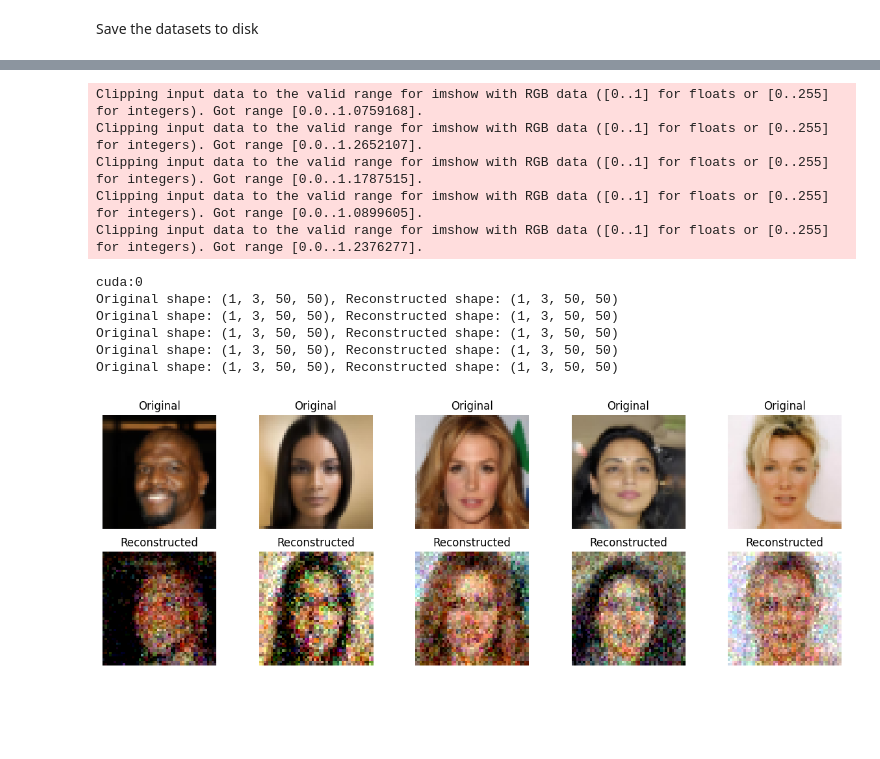
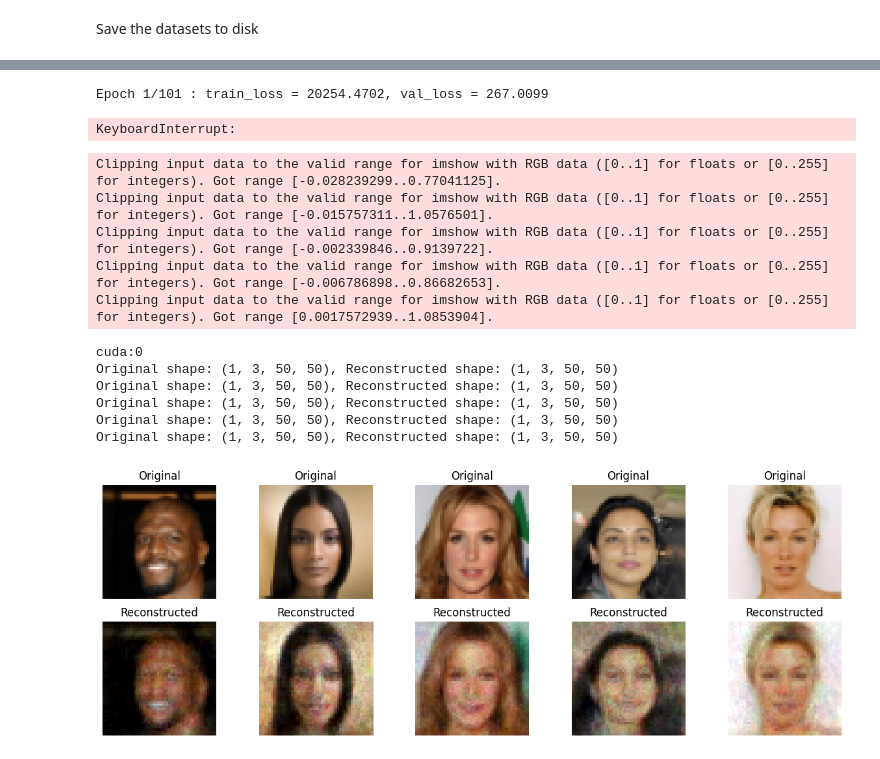
Before and after one commit to OmarFaig/VAE_vs_GAN, a Jupyter notebook: main.ipynb, the cells around one changed output, grey strips where cells are left out. Cells and saved outputs as stored; diff of their text form; code cells hidden in the pictures; blank space fills up the shorter version.

```diff
--- a/main.ipynb
+++ b/main.ipynb
@@ -359,26 +256,34 @@ class VAE(nn.Module):
         self.encoder = nn.Sequential(
             nn.Conv2d(in_channels = 3 , out_channels = 256, kernel_size = 2 ,stride = 2),
            # nn.BatchNorm2d(256),
-            nn.LeakyReLU(0.1,inplace=True),# possibly add max pooling
+            nn.LeakyReLU(0.2,inplace=True),# possibly add max pooling
             #nn.Dropout(0.25),
             nn.Conv2d(in_channels = 256,out_channels = 512, kernel_size = 2, stride = 2),
             #nn.BatchNorm2d(512),
-            nn.LeakyReLU(0.1,inplace=True),# possibly add max pooling
+            nn.LeakyReLU(0.2,inplace=True),# possibly add max pooling
            # nn.Dropout(0.25),
         )
         self.decoder = nn.Sequential(
             nn.ConvTranspose2d(in_channels = 512,out_channels=256,kernel_size=3,stride=2),
           #  nn.BatchNorm2d(256),
-            nn.LeakyReLU(0.1,inplace=True),# possibly add max pooling
+            nn.LeakyReLU(0.2,inplace=True),# possibly add max pooling
            # nn.Dropout(0.25),
             nn.ConvTranspose2d(in_channels = 256 , out_channels = 3 ,kernel_size=2,stride =2),
-            nn.ReLU()
+            nn.LeakyReLU(0.2,inplace=True)# possibly add max pooling
         )
+
         # latent mean and variance
    # Latent space
-        self.fc1 = nn.Linear(512*12*12, 128)  # Map to latent mean
-        self.fc2 = nn.Linear(512*12*12, 128)  # Map to latent logvar
-        self.fc3 = nn.Linear(128, 512*12*12)  # Map back from latent space to decoder input
+        self.fc1 = nn.Linear(512*12*12, 256)  # Map to latent mean
+        self.fc2 = nn.Linear(512*12*12, 256)  # Map to latent logvar
+        self.fc3 = nn.Linear(256, 512*12*12)  # Map back from latent space to decoder input
+        self.apply(self.init_weights)
+
+    @staticmethod
+    def init_weights(m):
+        if isinstance(m, nn.Linear):
+            nn.init.xavier_uniform_(m.weight)
+            m.bias.data.fill_(0.01)
     def encode(self, x):
         x = self.encoder(x)
         x = x.view(x.size(0), -1)  # Flatten for the linear layers
@@ -387,10 +292,10 @@ class VAE(nn.Module):
         return mean, logvar
 
     def reparameterization(self, mean, logvar):
-        std = torch.exp(0.5 * logvar)
+        #std = torch.exp(0.5 * logvar)
 
-        epsilon = torch.randn_like(std).to(device)
-        z = mean + std*epsilon
+        epsilon = torch.randn_like(logvar).to(device)
+        z = mean + logvar*epsilon
         return z
 
 
@@ -506,9 +321,16 @@ Epoch 11/400 : train_loss = 6027.4873, val_loss = 74.8566
+# %%
+# For Variational Autoencoder (VAE)
+vae = VAE()  # Assuming you have this class defined
+utils.train_autoencoder(vae, train_data, val_data, device, epochs=101, lr=1e-4, ckpt_dir="human_face_generation_split", arch_name="vae", loss_fn="vae")
+# %% [output]
+Epoch 1/101 : train_loss = 20254.4702, val_loss = 267.0099
+KeyboardInterrupt:
 # %%
 vae = VAE()
-optimizer = torch.optim.Adam(vae.parameters(), lr=3e-4)
-checkpoint = torch.load("human_face_generation_split/20240902_215239vae/checkpoint_epoch_381.pt", weights_only=True)
+#optimizer = torch.optim.Adam(vae.parameters(), lr=1e-4)
+checkpoint = torch.load("human_face_generation_split/20240903_165150vae/checkpoint_epoch_81.pt", weights_only=True)
 vae.load_state_dict(checkpoint['state_dict'])
-#optimizer.load_state_dict(checkpoint['optimizer_state_dict'])
+optimizer.load_state_dict(checkpoint['optimizer_state_dict'])
 #epoch torchvision.ckpoint['epoch']
 #loss = checkpoint['train_loss']
 #linear_auto.eval()
@@ -536,36 +358,36 @@ def plot_original_and_reconstructed(model, dataloader, device,num_images=5):
             reconstructed_images.extend(reconstructed[:num_images])  # Reconstructed images
 
             if len(images) >= num_images:
                 break
 
     # Plot the original and reconstructed images side by side
     plt.figure(figsize=(15, 5))
     for i in range(num_images):
         # Original images
         plt.subplot(2, num_images, i + 1)
         plt.imshow(images[i].reshape(3, 50, 50).transpose(1, 2, 0))  # Reshape and transpose for RGB
         plt.title("Original")
         plt.axis('off')
 
         # Reconstructed images
         plt.subplot(2, num_images, num_images + i + 1)
         plt.imshow(reconstructed_images[i].reshape(3, 50, 50).transpose(1, 2, 0))  # Reshape and transpose for RGB
         plt.title("Reconstructed")
         plt.axis('off')
 
     plt.show()
 # Assuming you want to plot 5 images
 plot_original_and_reconstructed(vae, show_data,device, num_images=5)
 # %% [output]
-Clipping input data to the valid range for imshow with RGB data ([0..1] for floats or [0..255] for integers). Got range [0.0..1.0759168].
-Clipping input data to the valid range for imshow with RGB data ([0..1] for floats or [0..255] for integers). Got range [0.0..1.2652107].
-Clipping input data to the valid range for imshow with RGB data ([0..1] for floats or [0..255] for integers). Got range [0.0..1.1787515].
-Clipping input data to the valid range for imshow with RGB data ([0..1] for floats or [0..255] for integers). Got range [0.0..1.0899605].
-Clipping input data to the valid range for imshow with RGB data ([0..1] for floats or [0..255] for integers). Got range [0.0..1.2376277].
+Clipping input data to the valid range for imshow with RGB data ([0..1] for floats or [0..255] for integers). Got range [-0.028239299..0.77041125].
+Clipping input data to the valid range for imshow with RGB data ([0..1] for floats or [0..255] for integers). Got range [-0.015757311..1.0576501].
+Clipping input data to the valid range for imshow with RGB data ([0..1] for floats or [0..255] for integers). Got range [-0.002339846..0.9139722].
+Clipping input data to the valid range for imshow with RGB data ([0..1] for floats or [0..255] for integers). Got range [-0.006786898..0.86682653].
+Clipping input data to the valid range for imshow with RGB data ([0..1] for floats or [0..255] for integers). Got range [0.0017572939..1.0853904].
 cuda:0
 Original shape: (1, 3, 50, 50), Reconstructed shape: (1, 3, 50, 50)
 Original shape: (1, 3, 50, 50), Reconstructed shape: (1, 3, 50, 50)
 Original shape: (1, 3, 50, 50), Reconstructed shape: (1, 3, 50, 50)
 Original shape: (1, 3, 50, 50), Reconstructed shape: (1, 3, 50, 50)
 Original shape: (1, 3, 50, 50), Reconstructed shape: (1, 3, 50, 50)
-[figure, old version]
+[figure, new version]
```
Also changed, not shown: parts of 18 cells of this notebook, 1 other file.
